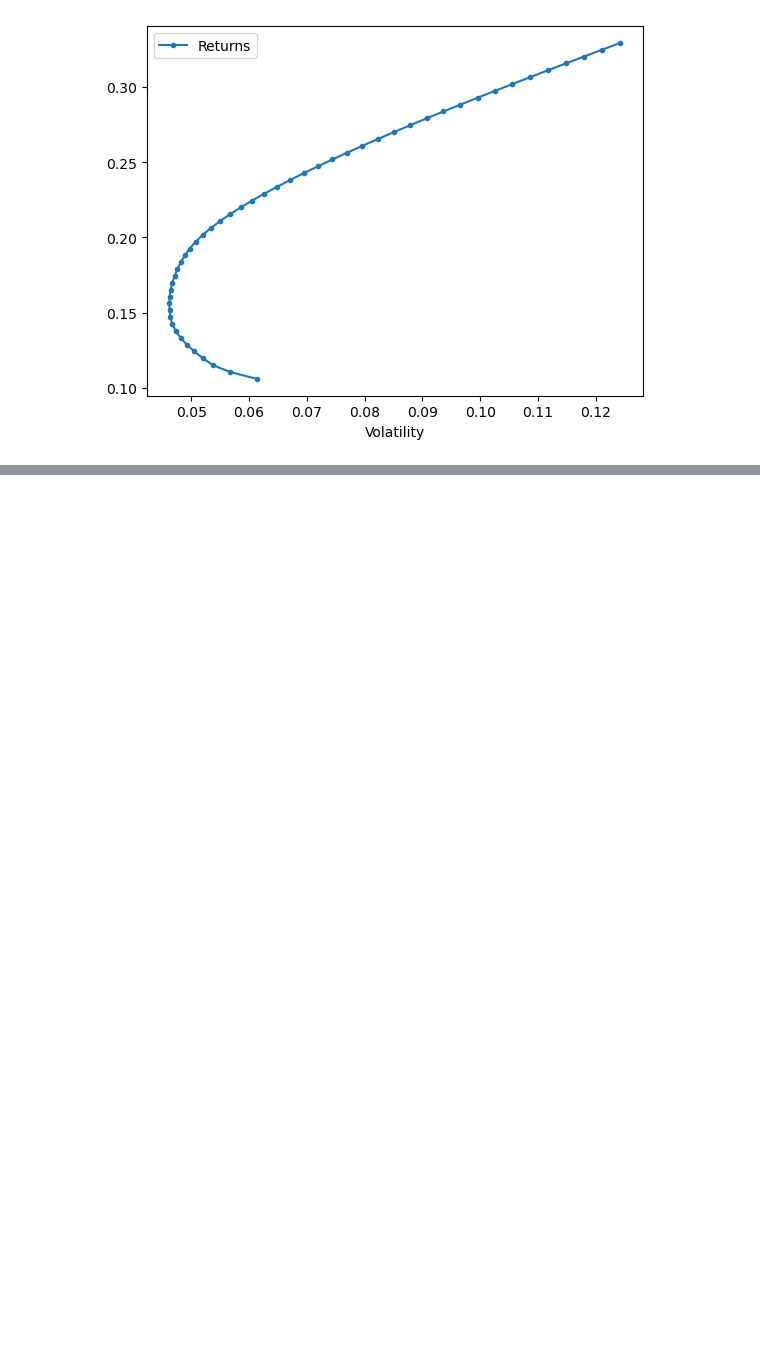
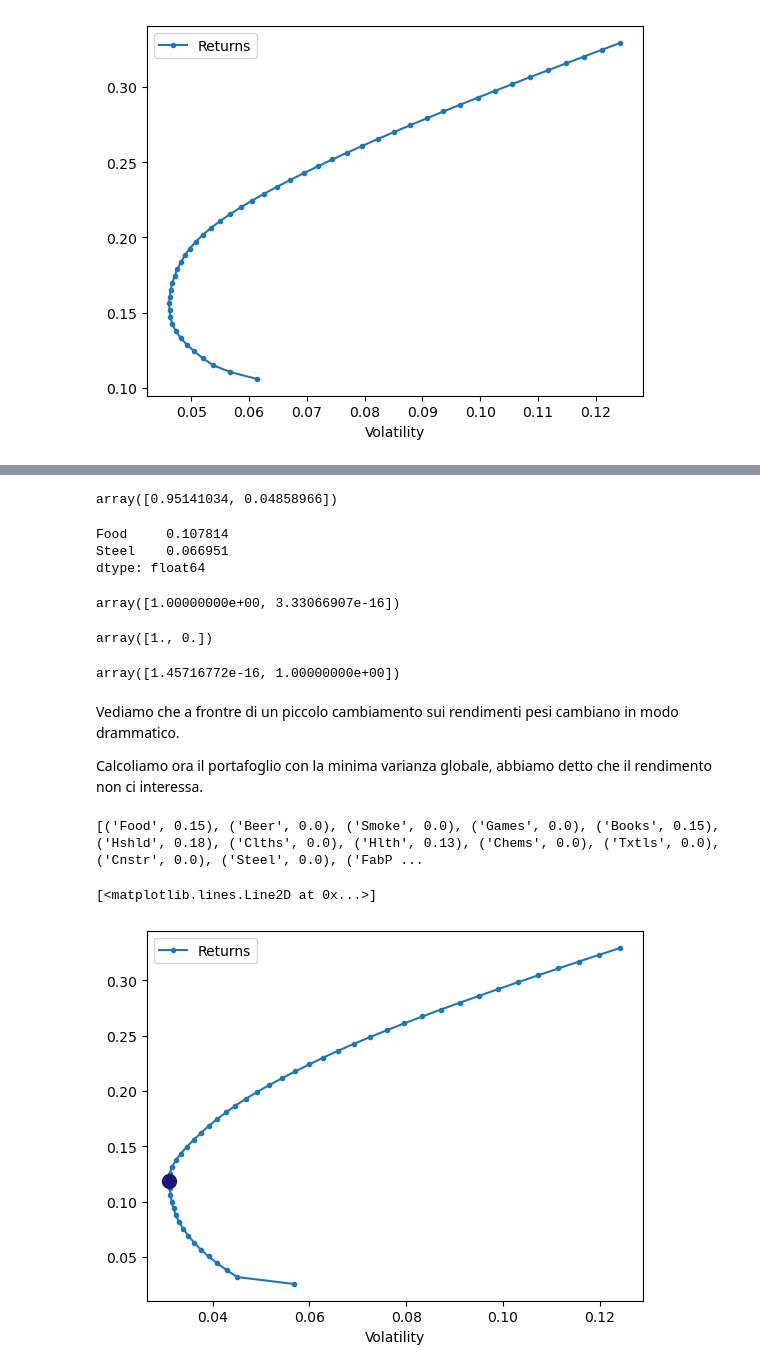
Before and after one commit to fdalforno/investment, a Jupyter notebook: 02-Ottimizzazione e frontiera efficiente.ipynb, the cells around one changed output, grey strips where cells are left out. Drawn from its saved outputs; the diff is of its cells as text; code cells hidden in the pictures; blank space fills up the shorter version.

```diff
--- a/02-Ottimizzazione e frontiera efficiente.ipynb
+++ b/02-Ottimizzazione e frontiera efficiente.ipynb
@@ -466,0 +546,48 @@ plot_ef(50, er[l], cov.loc[l,l])
+# %%
+l = ["Food", "Steel"]
+w_msr = msr(rf, er[l], cov.loc[l,l])
+
+w_msr
+# %% [output]
+array([0.95141034, 0.04858966])
+# %%
+er[l]
+# %% [output]
+Food     0.107814
+Steel    0.066951
+dtype: float64
+# %%
+w_msr = msr(0.1, np.array([0.10,0.07]), cov.loc[l,l])
+w_msr
+# %% [output]
+array([1.00000000e+00, 3.33066907e-16])
+# %%
+w_msr = msr(0.1, np.array([0.13,0.05]), cov.loc[l,l])
+w_msr
+# %% [output]
+array([1., 0.])
+# %%
+w_msr = msr(0.1, np.array([0.07,0.10]), cov.loc[l,l])
+w_msr
+# %% [output]
+array([1.45716772e-16, 1.00000000e+00])
+# %% [markdown]
+Vediamo che a frontre di un piccolo cambiamento sui rendimenti pesi cambiano in modo drammatico.
+
+Calcoliamo ora il portafoglio con la minima varianza globale, abbiamo detto che il rendimento non ci interessa.
+# %%
+n = cov.shape[0]
+w_glob = msr(0, np.repeat(1, n), cov)
+
+print(list(zip(ind.columns, w_glob.round(2))))
+# %% [output]
+[('Food', 0.15), ('Beer', 0.0), ('Smoke', 0.0), ('Games', 0.0), ('Books', 0.15), ('Hshld', 0.18), ('Clths', 0.0), ('Hlth', 0.13), ('Chems', 0.0), ('Txtls', 0.0), ('Cnstr', 0.0), ('Steel', 0.0), ('FabP ...
+# %%
+ax = plot_ef(50,er, cov)
+r_gmv = portfolio_return(w_glob, er)
+vol_gmv = portfolio_vol(w_glob, cov)
+
+ax.plot([vol_gmv], [r_gmv], color='midnightblue', marker='o', markersize=10)
+# %% [output]
+[<matplotlib.lines.Line2D at 0x...>]
+[figure, added]
```
Also changed, not shown: parts of 6 cells of this notebook, 1 other file.
